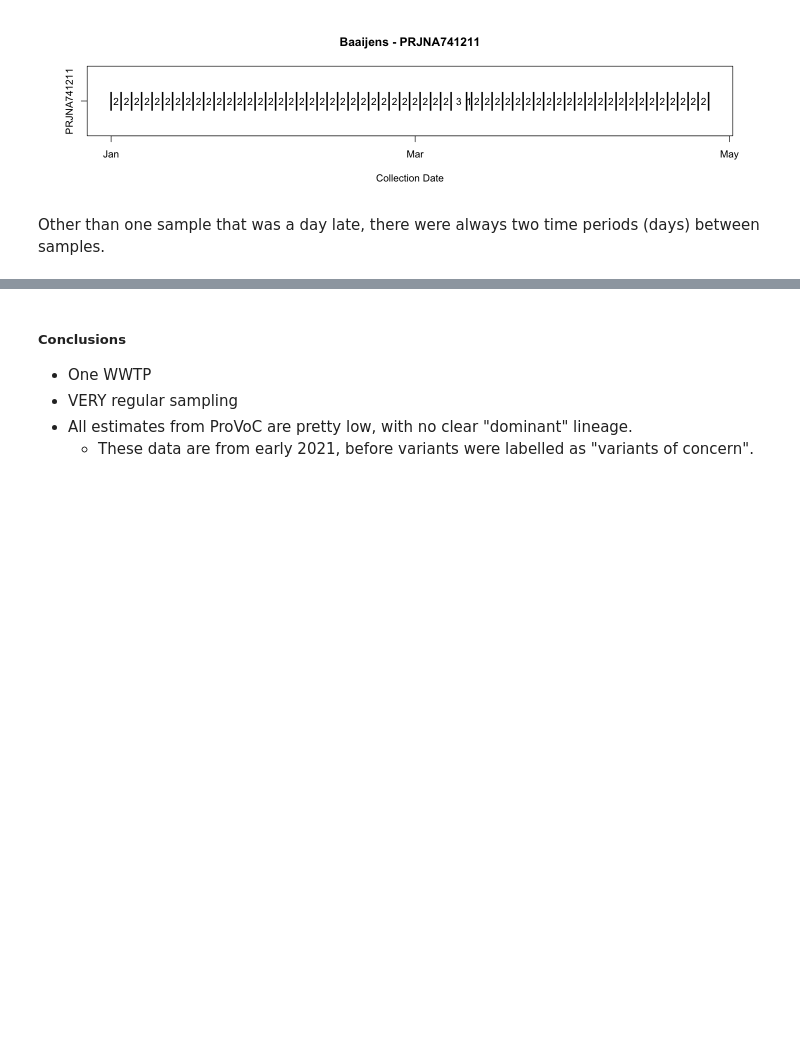
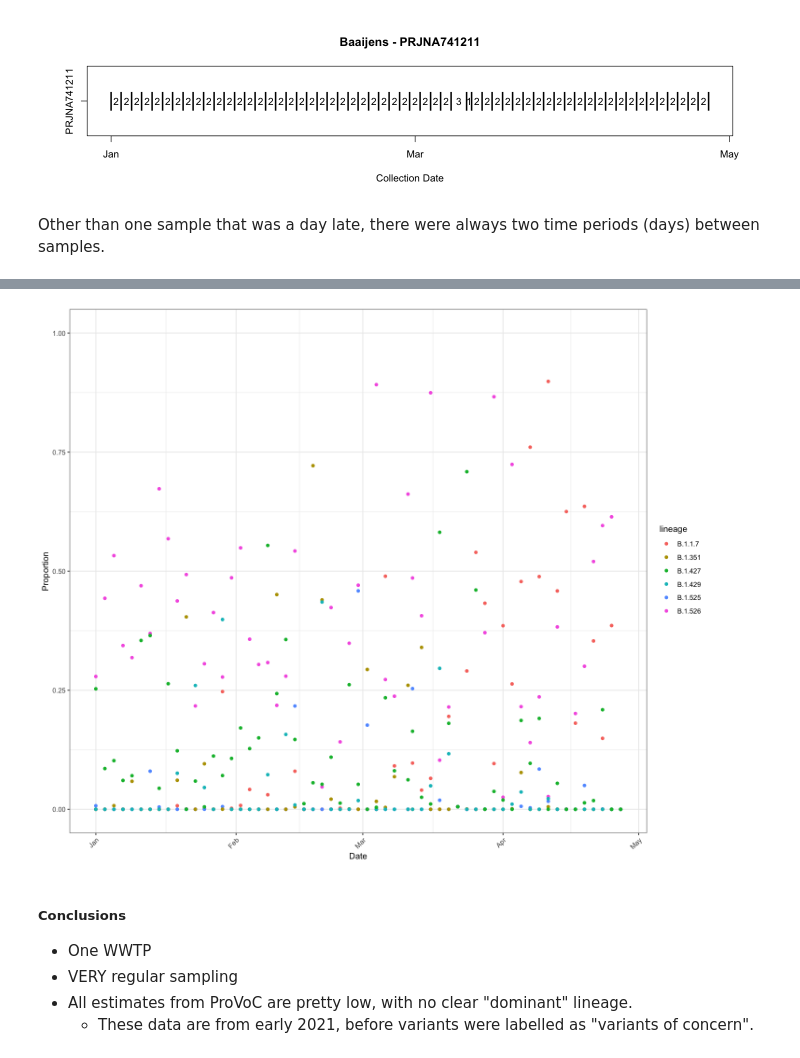
Before and after one commit to DASL-Lab/data-treatment-plant, a Jupyter notebook: data/Data_Sources.ipynb, the cells around one changed output, grey strips where cells are left out. Cells and saved outputs as stored; diff of their text form; code cells hidden in the pictures; blank space fills up the shorter version.

```diff
--- a/data/Data_Sources.ipynb
+++ b/data/Data_Sources.ipynb
@@ -12,7 +12,7 @@ suppressPackageStartupMessages({
     library(provoc)
     library(tictoc)
 })
-full_varmat <- astronomize(path = here("../../constellations/constellations/definitions"))
+full_varmat <- astronomize()
 
 # Loads by Bioproject Accession Number.
 # runtables must already be downloaded.
@@ -128,0 +112,10 @@ ggplot(provoc_res) +
+# %%
+tic()
+Baaijens_lineages <- filter_lineages(full_varmat,
+    lineages = c("B.1.427", "B.1.429", "B.1.526", "B.1.1.7", "B.1.351", "B.1.525")
+)
+Baaijens_res <- provoc(count / coverage ~ .,
+    lineage_defs = Baaijens_lineages,
+    by = "sra",
+    data = coco)
+toc()
@@ -129,3 +141,9 @@ ggplot(provoc_res) +
+# %%
+options(repr.plot.width=12, repr.plot.height=10)
+Baaijens_res$date <- ymd(Baaijens_res$date)
+autoplot(Baaijens_res, date_col = "date")
+# %% [output]
+[figure, added]
 # %% [markdown]
 ##### Conclusions
 
```
Also changed, not shown: parts of 29 cells of this notebook.
